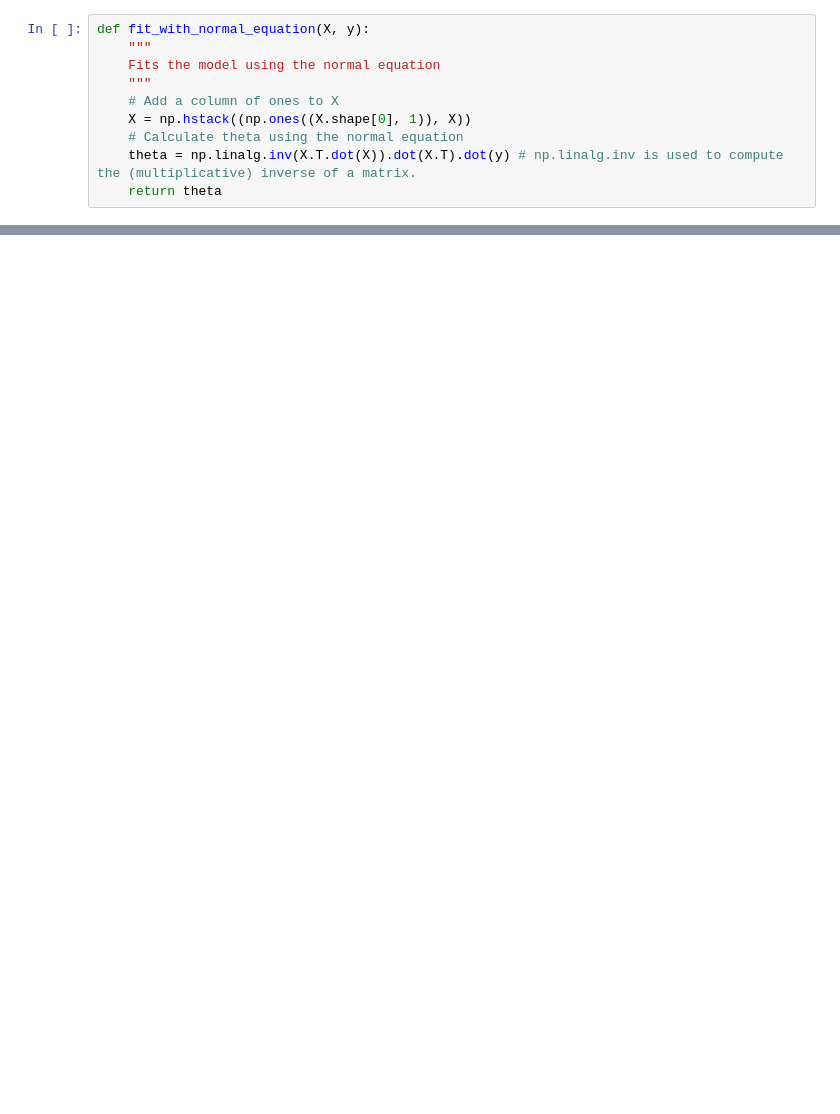
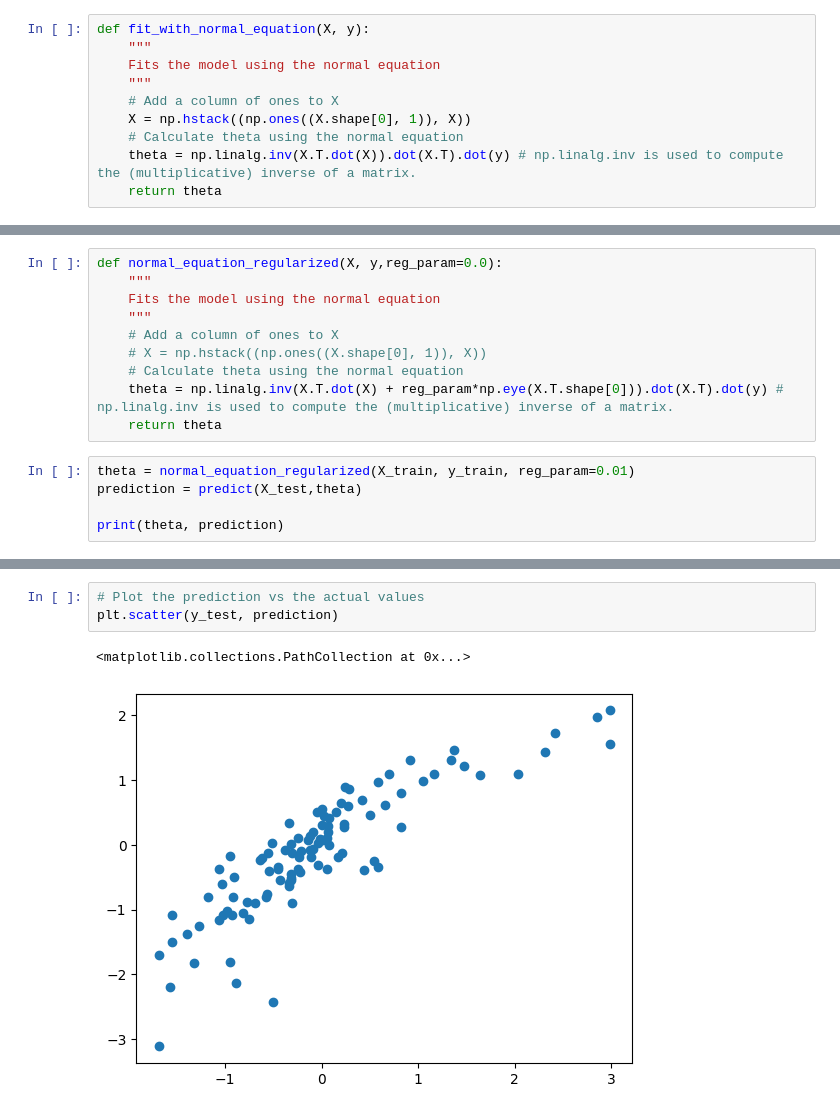
Before and after one commit to trinity652/year-of-AI, a Jupyter notebook: ML-algorithms/Gradient_descent.ipynb, the cells around one changed output, grey strips where cells are left out. Cells and saved outputs as stored; diff of their text form; blank space fills up the shorter version.

```diff
--- a/ML-algorithms/Gradient_descent.ipynb
+++ b/ML-algorithms/Gradient_descent.ipynb
@@ -274,0 +308,15 @@ rmse(prediction, y_test)
+# %%
+def normal_equation_regularized(X, y,reg_param=0.0):
+    """
+    Fits the model using the normal equation
+    """
+    # Add a column of ones to X
+    # X = np.hstack((np.ones((X.shape[0], 1)), X))
+    # Calculate theta using the normal equation
+    theta = np.linalg.inv(X.T.dot(X) + reg_param*np.eye(X.T.shape[0])).dot(X.T).dot(y) # np.linalg.inv is used to compute the (multiplicative) inverse of a matrix.
+    return theta
+# %%
+theta = normal_equation_regularized(X_train, y_train, reg_param=0.01)
+prediction = predict(X_test,theta)
+
+print(theta, prediction)
@@ -274,0 +343,6 @@ rmse(prediction, y_test)
+# %%
+# Plot the prediction vs the actual values
+plt.scatter(y_test, prediction)
+# %% [output]
+<matplotlib.collections.PathCollection at 0x...>
+[figure, added]
```
Also changed, not shown: parts of 17 cells of this notebook.
